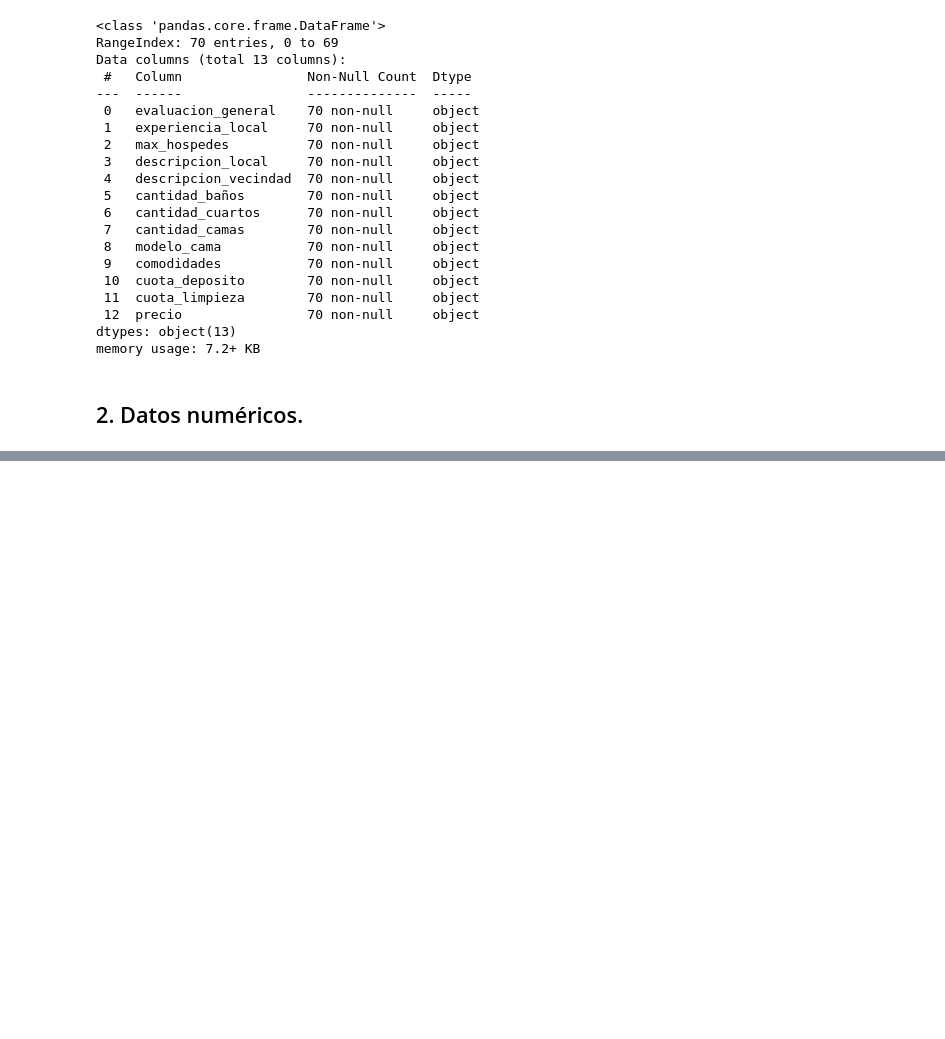
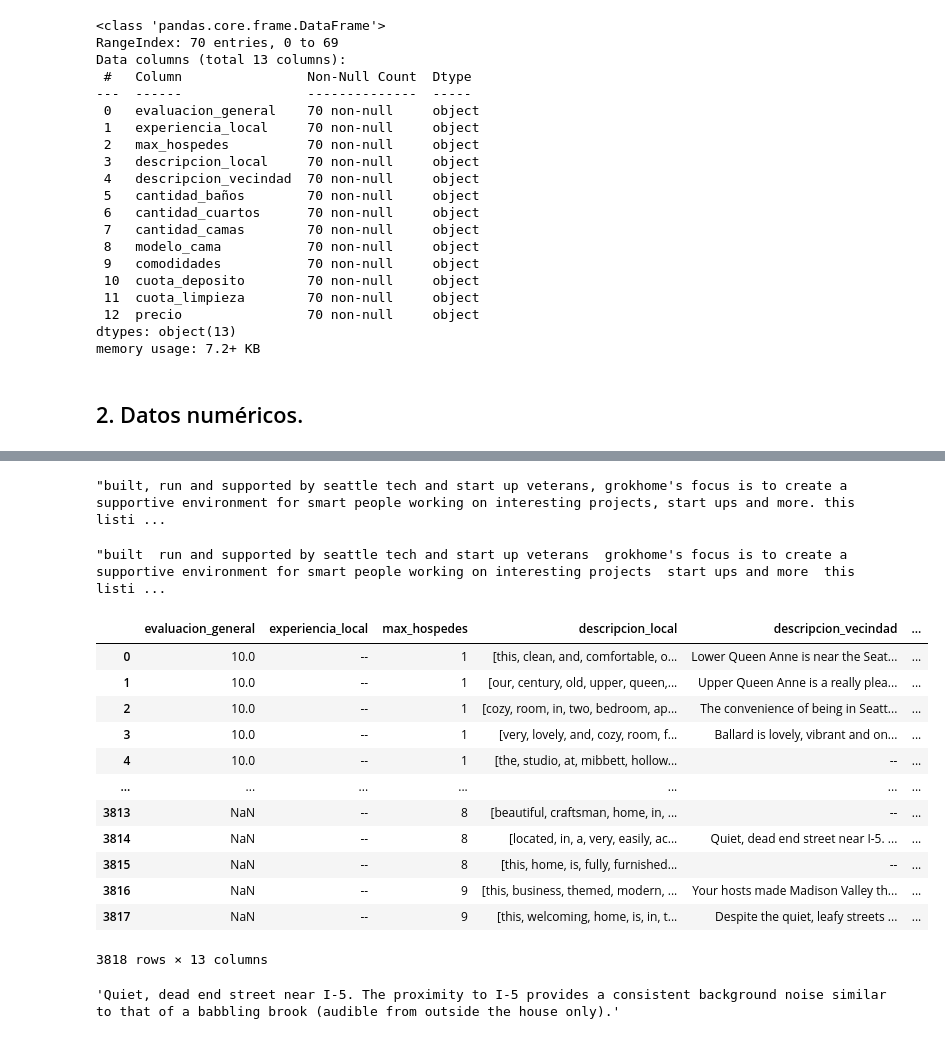
Before and after one commit to BjorkMagno/Portafolio, a Jupyter notebook: data-science/notas/Pandas_manipulacion_datos.ipynb, the cells around one changed output, grey strips where cells are left out. Saved outputs shown, nothing was run; the diff lists cells and outputs as text; code cells hidden in the pictures; blank space fills up the shorter version.

```diff
--- a/data-science/notas/Pandas_manipulacion_datos.ipynb
+++ b/data-science/notas/Pandas_manipulacion_datos.ipynb
@@ -68,0 +316,37 @@ memory usage: 7.2+ KB
+# %%
+datos_explotado['descripcion_local'][3169]
+# %% [output]
+"built, run and supported by seattle tech and start up veterans, grokhome's focus is to create a supportive environment for smart people working on interesting projects, start ups and more. this listi ...
+# %%
+datos_explotado['descripcion_local']=datos_explotado['descripcion_local'].str.replace('[^a-zA-Z0-9\-\']',' ',regex=True)
+# %%
+datos_explotado['descripcion_local']=datos_explotado['descripcion_local'].str.replace('(?<!w)-(?!\w)',' ',regex=True)
+# %%
+datos_explotado['descripcion_local'][3169]
+# %% [output]
+"built  run and supported by seattle tech and start up veterans  grokhome's focus is to create a supportive environment for smart people working on interesting projects  start ups and more  this listi ...
+# %%
+datos_explotado['descripcion_local']=datos_explotado['descripcion_local'].str.split()
+# %%
+datos_explotado['comodidades']=datos_explotado['comodidades'].str.replace('\{|}|\"','',regex=True)
+# %%
+datos_explotado['comodidades']=datos_explotado['comodidades'].str.split(',')
+datos_explotado
+# %% [output]
+|  | evaluacion_general | experiencia_local | max_hospedes | descripcion_local | descripcion_vecindad | ... |
+| 0 | 10.0 | -- | 1 | [this, clean, and, comfortable, o... | Lower Queen Anne is near the Seat... | ... |
+| 1 | 10.0 | -- | 1 | [our, century, old, upper, queen,... | Upper Queen Anne is a really plea... | ... |
+| 2 | 10.0 | -- | 1 | [cozy, room, in, two, bedroom, ap... | The convenience of being in Seatt... | ... |
+| 3 | 10.0 | -- | 1 | [very, lovely, and, cozy, room, f... | Ballard is lovely, vibrant and on... | ... |
+| 4 | 10.0 | -- | 1 | [the, studio, at, mibbett, hollow... | -- | ... |
+| ... | ... | ... | ... | ... | ... | ... |
+| 3813 | NaN | -- | 8 | [beautiful, craftsman, home, in, ... | -- | ... |
+| 3814 | NaN | -- | 8 | [located, in, a, very, easily, ac... | Quiet, dead end street near I-5. ... | ... |
+| 3815 | NaN | -- | 8 | [this, home, is, fully, furnished... | -- | ... |
+| 3816 | NaN | -- | 9 | [this, business, themed, modern, ... | Your hosts made Madison Valley th... | ... |
+| 3817 | NaN | -- | 9 | [this, welcoming, home, is, in, t... | Despite the quiet, leafy streets ... | ... |
+3818 rows × 13 columns
+# %%
+datos_explotado['descripcion_vecindad'][3814]
+# %% [output]
+'Quiet, dead end street near I-5. The proximity to I-5 provides a consistent background noise similar to that of a babbling brook (audible from outside the house only).'
```
Also changed, not shown: parts of 25 cells of this notebook.
